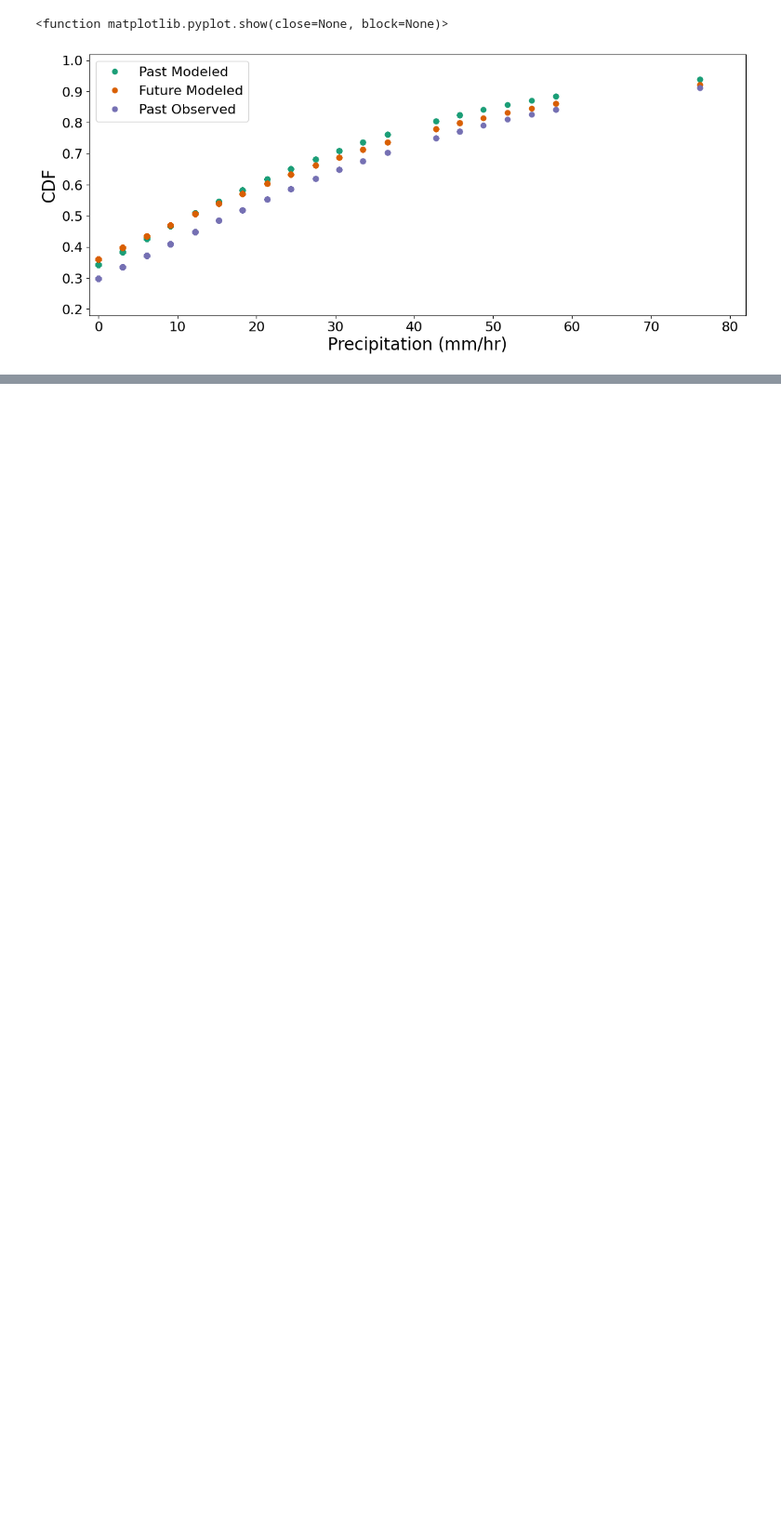
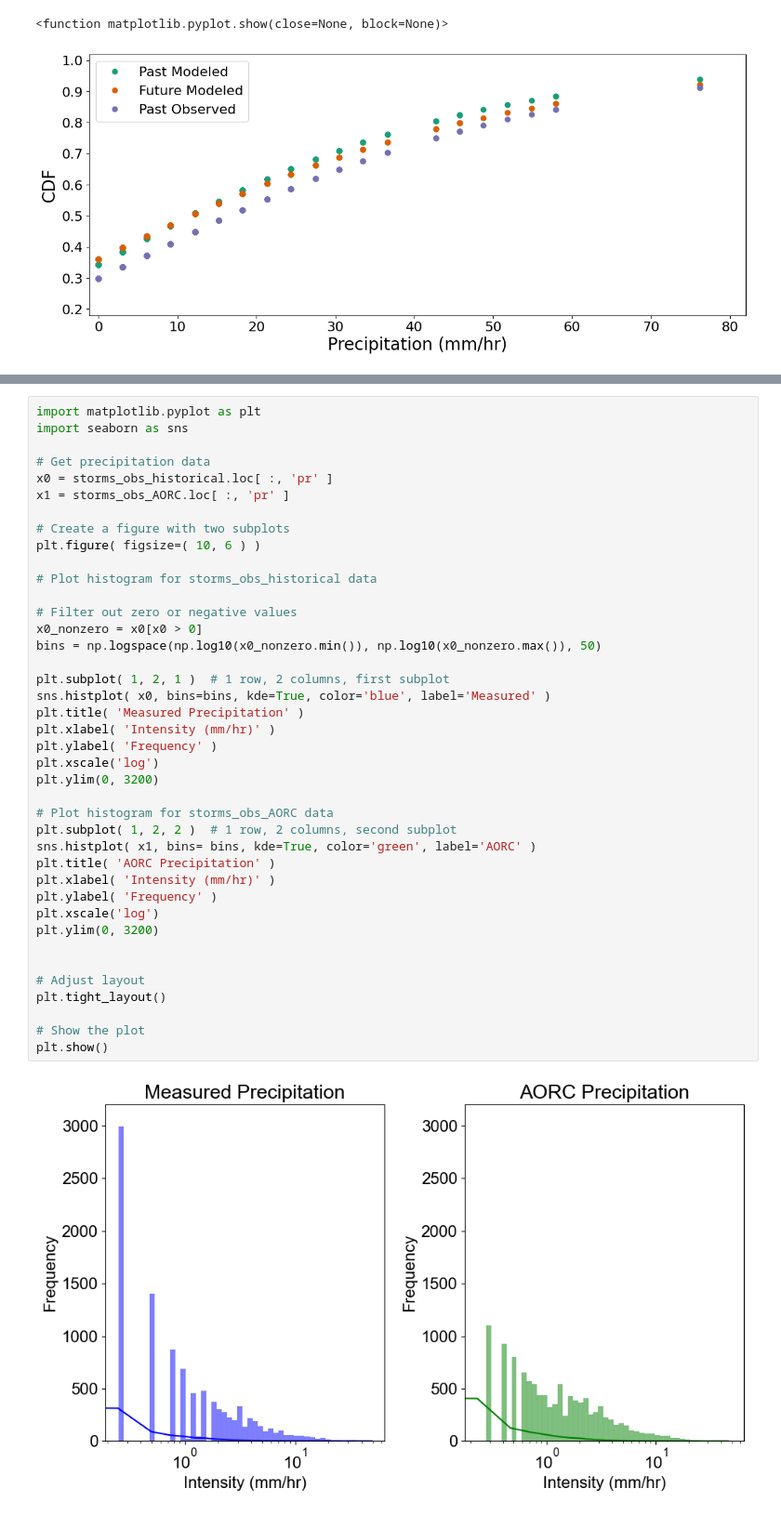
Before and after one commit to AustinFarnum/ClimateChangePrecipitationProjection, a Jupyter notebook: precip_projection_CC_single_city.ipynb, the cells around one changed output, grey strips where cells are left out. Shown at 93% size. Cells and saved outputs as stored; diff of their text form; blank space fills up the shorter version.

```diff
--- a/precip_projection_CC_single_city.ipynb
+++ b/precip_projection_CC_single_city.ipynb
@@ -877,0 +841,42 @@ plt.show
+# %%
+import matplotlib.pyplot as plt
+import seaborn as sns
+
+# Get precipitation data
+x0 = storms_obs_historical.loc[ :, 'pr' ]
+x1 = storms_obs_AORC.loc[ :, 'pr' ]
+
+# Create a figure with two subplots
+plt.figure( figsize=( 10, 6 ) )
+
+# Plot histogram for storms_obs_historical data
+
+# Filter out zero or negative values
+x0_nonzero = x0[x0 > 0]
+bins = np.logspace(np.log10(x0_nonzero.min()), np.log10(x0_nonzero.max()), 50)
+
+plt.subplot( 1, 2, 1 )  # 1 row, 2 columns, first subplot
+sns.histplot( x0, bins=bins, kde=True, color='blue', label='Measured' )
+plt.title( 'Measured Precipitation' )
+plt.xlabel( 'Intensity (mm/hr)' )
+plt.ylabel( 'Frequency' )
+plt.xscale('log')
+plt.ylim(0, 3200)
+
+# Plot histogram for storms_obs_AORC data
+plt.subplot( 1, 2, 2 )  # 1 row, 2 columns, second subplot
+sns.histplot( x1, bins= bins, kde=True, color='green', label='AORC' )
+plt.title( 'AORC Precipitation' )
+plt.xlabel( 'Intensity (mm/hr)' )
+plt.ylabel( 'Frequency' )
+plt.xscale('log')
+plt.ylim(0, 3200)
+
+
+# Adjust layout
+plt.tight_layout()
+
+# Show the plot
+plt.show()
+# %% [output]
+[figure, added]
```
Also changed, not shown: parts of 15 cells of this notebook, 4 other files.
